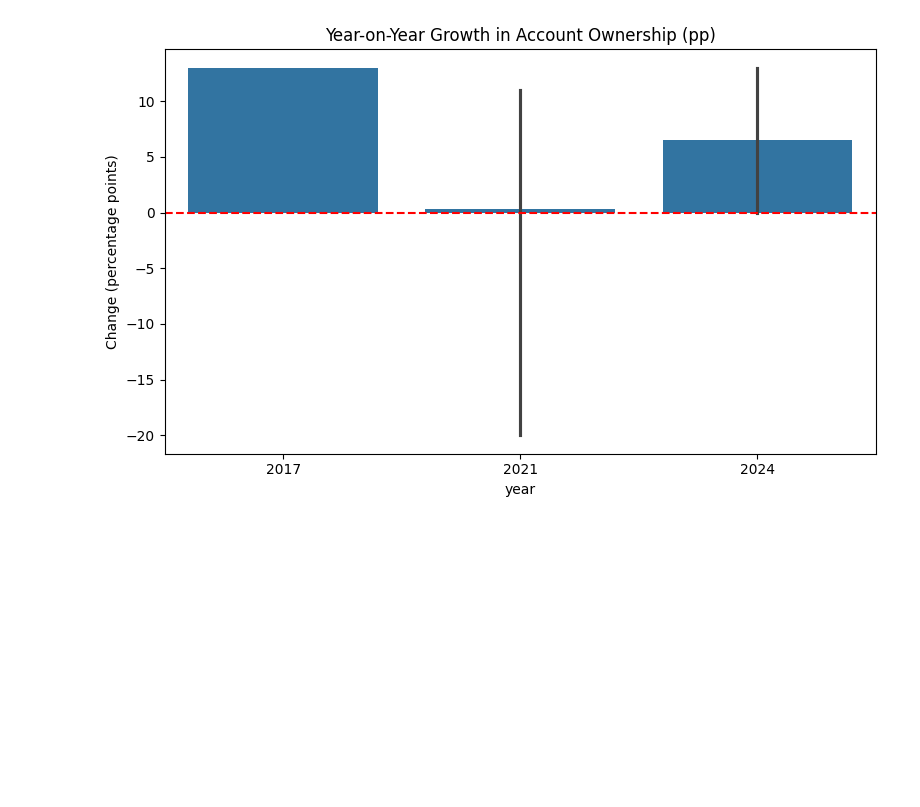
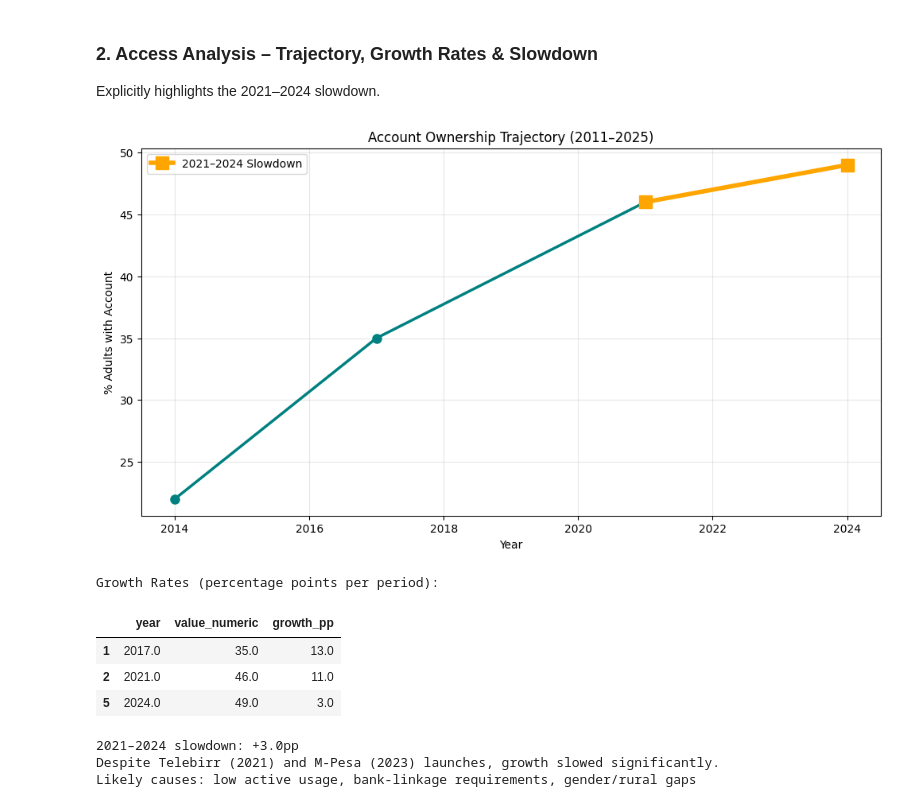
Before and after one commit to bekonad/ethiopia-financial-inclusion-forecast, a Jupyter notebook: notebooks/task2_eda.ipynb, the cells around one changed output. Cells and saved outputs as stored; diff of their text form; code cells hidden in the pictures; blank space fills up the shorter version.

```diff
--- a/notebooks/task2_eda.ipynb
+++ b/notebooks/task2_eda.ipynb
@@ -40,7 +47,14 @@ Name: count, dtype: int64
 # %%
-obs = df[df['record_type'] == 'observation'].copy()
-obs['observation_date'] = pd.to_datetime(obs['observation_date'], errors='coerce')
-obs['year'] = obs['observation_date'].dt.year
+def load_enriched_data():
+    path = os.path.join(PROCESSED_DIR, 'enriched_fi_unified_data.csv')
+    try:
+        df = pd.read_csv(path, low_memory=False)
+        df['observation_date'] = pd.to_datetime(df['observation_date'], errors='coerce')
+        df['year'] = df['observation_date'].dt.year
+        print(f"✓ Loaded enriched data: {df.shape[0]} rows × {df.shape[1]} columns")
+        return df
+    except FileNotFoundError:
+        raise FileNotFoundError(f"Enriched file missing: {path}\n→ Run Task 1 first")
 
-print("Observation years:", sorted(obs['year'].dropna().unique()))
+df = load_enriched_data()
 # %% [output]
@@ -63,14 +101,45 @@ plt.show()
+# %% [markdown]
+### 2. Access Analysis – Trajectory, Growth Rates & Slowdown
+Explicitly highlights the 2021–2024 slowdown.
 # %%
-acc_own['growth_pp'] = acc_own['value_numeric'].diff()
-growth_df = acc_own[['year', 'growth_pp']].dropna()
+def plot_access_trajectory(df):
+    obs = df[df['record_type'] == 'observation'].copy()
+    acc = obs[obs['indicator_code'] == 'ACC_OWNERSHIP']
+    acc_all = acc[acc['gender'].isin(['all', None, 'all'])].sort_values('year').drop_duplicates('year')
 
-plt.figure(figsize=(8, 5))
-sns.barplot(data=growth_df, x='year', y='growth_pp')
-plt.title('Year-on-Year Growth in Account Ownership (pp)')
-plt.ylabel('Change (percentage points)')
-plt.axhline(0, color='red', linestyle='--')
-plt.tight_layout()
-plt.savefig(os.path.join(REPORTS_DIR, 'growth_rates.png'))
-plt.show()
+    # Static plot with slowdown highlight
+    plt.figure(figsize=(12,6))
+    plt.plot(acc_all['year'], acc_all['value_numeric'], marker='o', color='teal', linewidth=2.5, markersize=8)
+
+    slowdown_mask = acc_all['year'].isin([2021, 2024])
+    plt.plot(acc_all[slowdown_mask]['year'], acc_all[slowdown_mask]['value_numeric'],
+             color='orange', linewidth=4, marker='s', markersize=12, label='2021–2024 Slowdown')
+
+    plt.title('Account Ownership Trajectory (2011–2025)')
+    plt.ylabel('% Adults with Account')
+    plt.xlabel('Year')
+    plt.grid(True, alpha=0.3)
+    plt.legend()
+    plt.savefig(os.path.join(FIGURES_DIR, '04_access_trajectory_annotated.png'), dpi=200)
+    plt.show()
+
+    acc_all['growth_pp'] = acc_all['value_numeric'].diff()
+    print("Growth Rates (percentage points per period):")
+    display(acc_all[['year', 'value_numeric', 'growth_pp']].dropna())
+
+    delta_2021_2024 = acc_all[acc_all['year'] == 2024]['growth_pp'].values[0] if 2024 in acc_all['year'].values else 0
+    print(f"\n2021–2024 slowdown: +{delta_2021_2024:.1f}pp")
+    print("Despite Telebirr (2021) and M-Pesa (2023) launches, growth slowed significantly.")
+    print("Likely causes: low active usage, bank-linkage requirements, gender/rural gaps")
+
+plot_access_trajectory(df)
 # %% [output]
-[figure, old version]
+[figure, new version]
+Growth Rates (percentage points per period):
+|  | year | value_numeric | growth_pp |
+| 1 | 2017.0 | 35.0 | 13.0 |
+| 2 | 2021.0 | 46.0 | 11.0 |
+| 5 | 2024.0 | 49.0 | 3.0 |
+2021–2024 slowdown: +3.0pp
+Despite Telebirr (2021) and M-Pesa (2023) launches, growth slowed significantly.
+Likely causes: low active usage, bank-linkage requirements, gender/rural gaps
```
Also changed, not shown: parts of 23 cells of this notebook, 9 other files.
